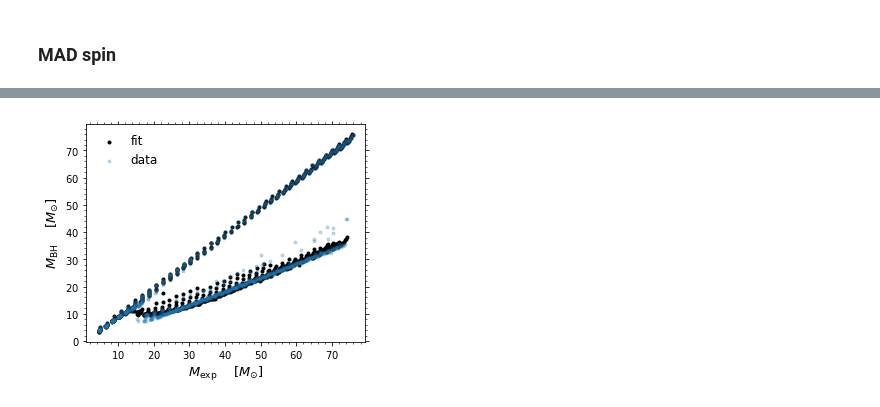
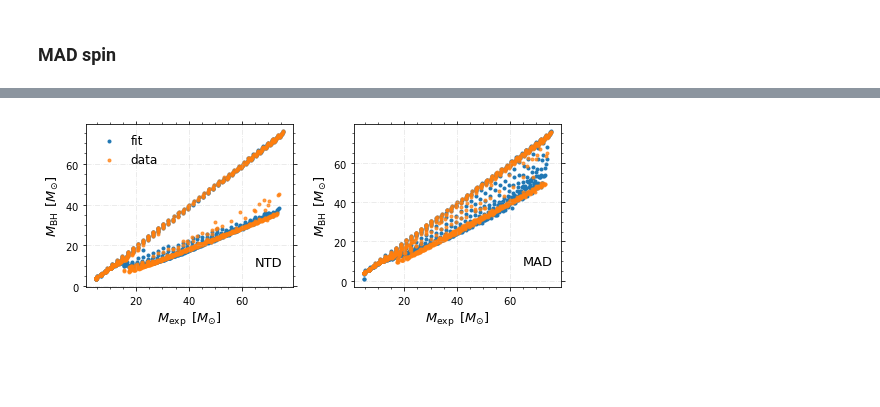
Before and after one commit to SohanGhodla/Collapsar-Formalism, a Jupyter notebook: Plots_Stellar_rotation_and_collapsars-Error_analysis.ipynb, the cells around one changed output, grey strips where cells are left out. Drawn from its saved outputs; the diff is of its cells as text; code cells hidden in the pictures; blank space fills up the shorter version.

```diff
--- a/Plots_Stellar_rotation_and_collapsars-Error_analysis.ipynb
+++ b/Plots_Stellar_rotation_and_collapsars-Error_analysis.ipynb
@@ -383 +395,3 @@ intercept[6]
+# %%
+colors = ['#1f77b4', '#ff7f0e', '#2ca02c', '#d62728']
 # %%
@@ -446,11 +488,15 @@ plt.legend(loc = 'upper right', ncol = 1)
 # %%
-## ------- comparing the fits with actual data / the below shows NTD but MAD can be tested similarly --------
+## ------- comparing the fits with actual data for NTD state --------
+
+plt.figure(figsize = (8.5,3))
+gs = GridSpec(1, 2, wspace = 0.3)
 
 x = "Mexp"
 y = "AMexp"
 z = "abh"   # This changes
 msun = 1.989e33
 
+plt.subplot(gs[0])
 temp = result[0]
 temp1 = intercept[0]
 
@@ -458,14 +504,14 @@ mask = dataNT['abh'] <= 0.9  # no use
 df_temp = dataNT[mask].copy()
 df_temp[y] = (df_temp['AMexp'] / df_temp['Mexp'] / msun / 1e14).astype(float)
 
-MBH1 = temp[0][1]*np.sqrt(df_temp[x] * df_temp[y]) \
+MBH = temp[0][1]*np.sqrt(df_temp[x] * df_temp[y]) \
     + temp[1][1]*np.sqrt(df_temp[x]) \
     + temp[2][1]*np.sqrt(df_temp[y]) \
     + temp[3][1]*df_temp[x] \
     + temp[4][1]*df_temp[y] + temp1
 
 # plt.plot(df_temp[x], MBH)
-plt.scatter(df_temp[x], MBH1, color = 'k', label = 'fit')
+plt.scatter(df_temp[x], MBH, color = colors[0])
 
 
 temp = result[1]
@@ -475,32 +521,70 @@ mask = dataNT['abh'] > 0.9  # no use
 df_temp = dataNT[mask].copy()
 df_temp[y] = (df_temp['AMexp'] / df_temp['Mexp'] / msun / 1e14).astype(float)
 
-MBH1 = temp[0][1]*np.sqrt(df_temp[x] * df_temp[y]) \
+MBH = temp[0][1]*np.sqrt(df_temp[x] * df_temp[y]) \
+    + temp[1][1]*np.sqrt(df_temp[x]) \
+    + temp[2][1]*np.sqrt(df_temp[y]) \
+    + temp[3][1]*df_temp[x] \
+    + temp[4][1]*df_temp[y] + temp1
+
+plt.scatter(df_temp[x], MBH, color = colors[0], label = 'fit')
+
+# ------------------ simulation data -------------------
+plt.scatter(dataNT['Mexp'], dataNT['Mbh'], color = colors[1], alpha = 0.75 , label = 'data')
+
+plt.text(65,10, 'NTD')
+plt.grid(linestyle = '-.', alpha = 0.3)
+plt.xlabel('$M_{\\rm exp} \\,$ [$M_{\\odot}$]')
+plt.ylabel('$M_{\\rm BH} \\,$ [$M_{\\odot}$]')
+plt.legend(loc = 'upper left')
+plt.locator_params(axis='y', nbins=6)
+
+## ------- comparing the fits with actual data for MAD state --------
+
+plt.subplot(gs[1])
+temp = result[2]
+temp1 = intercept[2]
+
+y_ = (7e32*  dataMAD['Mexp'] )**(1/2)
+mask =  (dataMAD['AMexp'] / dataMAD['Mexp'] / msun).astype(float) <= y_
+df_temp = dataMAD[mask].copy()
+
+df_temp[y] = (df_temp['AMexp'] / df_temp['Mexp'] / msun / 1e14).astype(float)
+
+MBH = temp[0][1]*np.sqrt(df_temp[x] * df_temp[y]) \
     + temp[1][1]*np.sqrt(df_temp[x]) \
     + temp[2][1]*np.sqrt(df_temp[y]) \
     + temp[3][1]*df_temp[x] \
     + temp[4][1]*df_temp[y] + temp1
 
 # plt.plot(df_temp[x], MBH)
-plt.scatter(df_temp[x], MBH1, color = 'k')
-plt.xlabel('$M_{\\rm exp} \\quad$ [$M_{\\odot}$]')
-plt.ylabel('$M_{\\rm BH} \\quad$ [$M_{\\odot}$]')
+plt.scatter(df_temp[x], MBH, color = colors[0], label = 'fit')
 
 
-# temp = result[6]
-# temp1 = intercept[6]
-# mask = dataMAD['abh'] < 0.01  # no use
-# df_temp = dataMAD[mask].copy()
-# df_temp[y] = (df_temp['AMexp'] / df_temp['Mexp'] / msun / 1e14).astype(float)
+temp = result[3]
+temp1 = intercept[3]
 
-# MBH1 = temp[0][1]*np.sqrt(df_temp[x]*df_temp[y]) \
-#     + temp[1][1]*np.sqrt(df_temp[x]) + temp[2][1]*np.sqrt(df_temp[y]) \
-#     + temp[3][1]*(df_temp[x]*df_temp[y]) \
-#     + temp[4][1]*(df_temp[x]) + temp[5][1]*(df_temp[y]) + temp1
+y_ = (7e32*  dataMAD['Mexp'] )**(1/2)
+mask =  (dataMAD['AMexp'] / dataMAD['Mexp'] / msun).astype(float) > y_
+df_temp = dataMAD[mask].copy()
 
-# plt.plot(df_temp[x], MBH)
-# plt.scatter(df_temp[x], MBH1)
+df_temp[y] = (df_temp['AMexp'] / df_temp['Mexp'] / msun / 1e14).astype(float)
 
-plt.scatter(dataNT['Mexp'], dataNT['Mbh'], alpha = 0.25 , label = 'data')
-plt.legend(loc = 'upper left')
+MBH = temp[0][1]*np.sqrt(df_temp[x] * df_temp[y]) \
+    + temp[1][1]*np.sqrt(df_temp[x]) \
+    + temp[2][1]*np.sqrt(df_temp[y]) \
+    + temp[3][1]*df_temp[x] \
+    + temp[4][1]*df_temp[y] + temp1
+
+plt.scatter(df_temp[x], MBH, color = colors[0])
+
+# ------------------ simulation data -------------------
+plt.scatter(dataMAD['Mexp'], dataMAD['Mbh'], color = colors[1], alpha = 0.75 , label = 'data')
+
+plt.text(65,8, 'MAD')
+plt.grid(linestyle = '-.', alpha = 0.3)
+plt.xlabel('$M_{\\rm exp} \\,$ [$M_{\\odot}$]')
+plt.ylabel('$M_{\\rm BH} \\,$ [$M_{\\odot}$]')
+
+plt.savefig('./figures/MBH_error_comparison.png')
 # %% [output]
@@ -508 +591 @@ plt.legend(loc = 'upper left')
-[figure, old version]
+[figure, new version]
```
Also changed, not shown: parts of 9 cells of this notebook, 5 other files.
